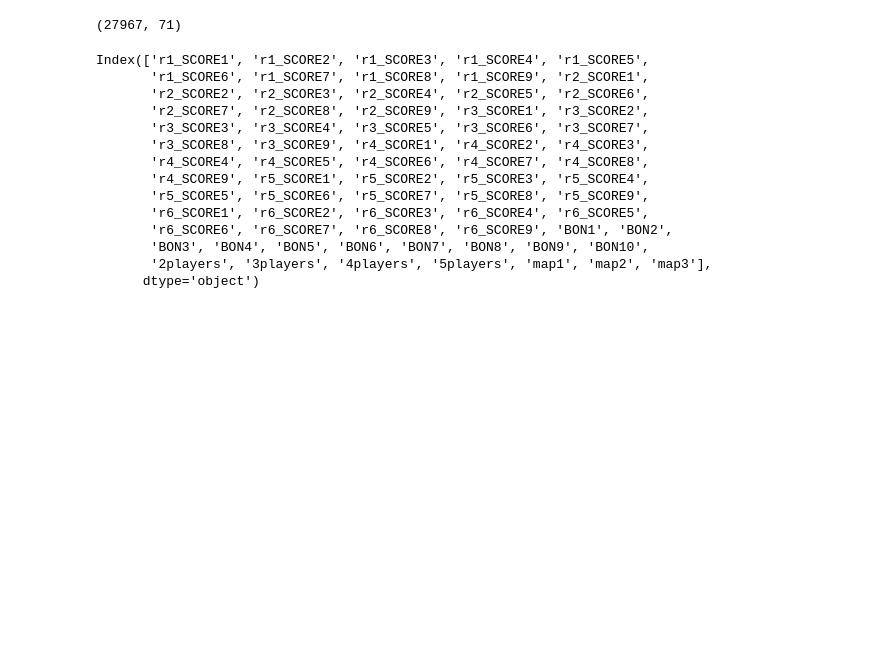
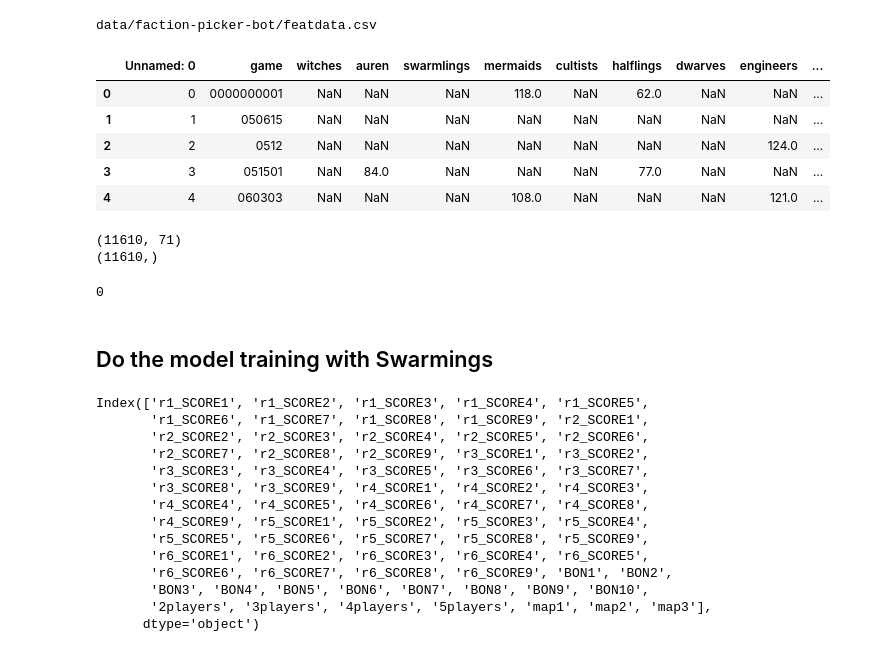
Before and after one commit to guyreading/terrabot, a Jupyter notebook: faction-picker-bot/train_model_notebook.ipynb, the cells around one changed output. Cells and saved outputs as stored; diff of their text form; code cells hidden in the pictures; blank space fills up the shorter version.

```diff
--- a/faction-picker-bot/train_model_notebook.ipynb
+++ b/faction-picker-bot/train_model_notebook.ipynb
@@ -27,3 +54,28 @@ y_data.shape
+# %%
+featdfdir = params['prepare']['feature-data-dir']
+print(featdfdir)
+vpdf = pd.read_csv('../' + vpdfdir)
+vpdf.head()
+# %% [output]
+data/faction-picker-bot/featdata.csv
+|  | Unnamed: 0 | game | witches | auren | swarmlings | mermaids | cultists | halflings | dwarves | engineers | ... |
+| 0 | 0 | 0000000001 | NaN | NaN | NaN | 118.0 | NaN | 62.0 | NaN | NaN | ... |
+| 1 | 1 | 050615 | NaN | NaN | NaN | NaN | NaN | NaN | NaN | NaN | ... |
+| 2 | 2 | 0512 | NaN | NaN | NaN | NaN | NaN | NaN | NaN | 124.0 | ... |
+| 3 | 3 | 051501 | NaN | 84.0 | NaN | NaN | NaN | 77.0 | NaN | NaN | ... |
+| 4 | 4 | 060303 | NaN | NaN | NaN | 108.0 | NaN | NaN | NaN | 121.0 | ... |
+# %%
+print(featsauren.shape)
+print(vpauren.shape)
+# %% [output]
+(11610, 71)
+(11610,)
+# %%
+len(set(featsauren.index) ^ set(vpauren.index))
+# %% [output]
+0
+# %% [markdown]
+## Do the model training with Swarmings
 # %%
 faction = 'swarmlings'
 # %%
@@ -34,9 +84,3 @@ traindata = lgb.Dataset(Xdata,
-# %%
-Xdata = each_faction_dataset[faction]['features']
-Xdata = Xdata.drop(['Unnamed: 0', 'game'], axis=1)
-Xdata.shape
-# %% [output]
-(27967, 71)
 # %%
 Xdata.columns
 # %% [output]
```
Also changed, not shown: parts of 21 cells of this notebook, 9 other files.
